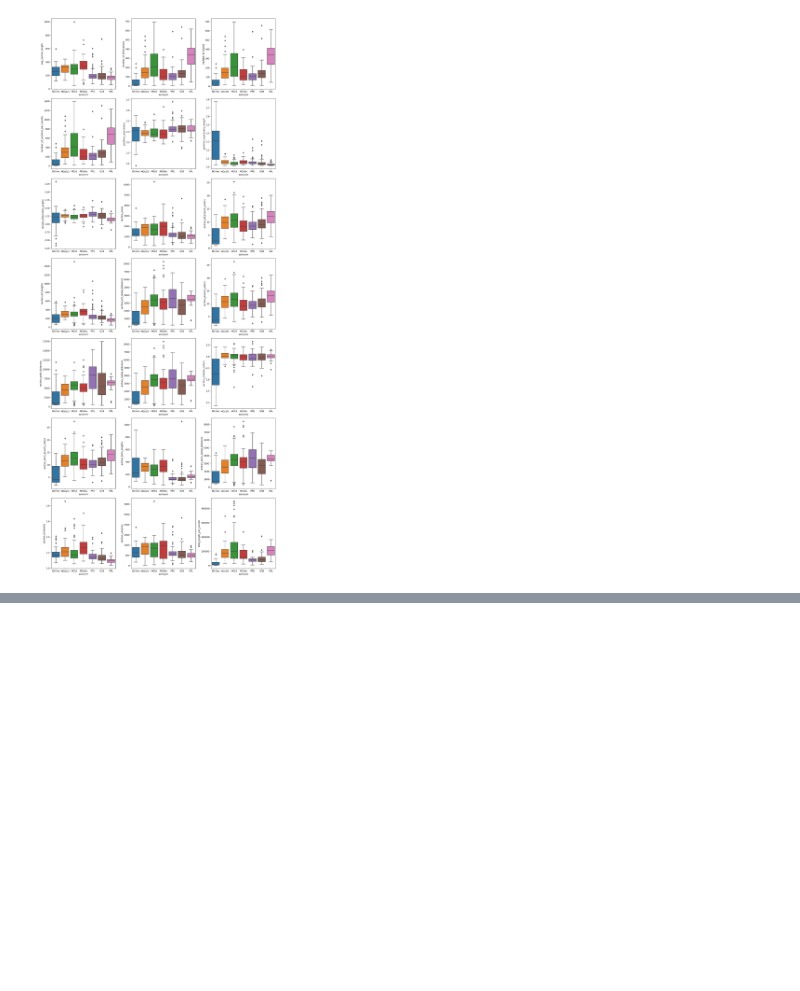
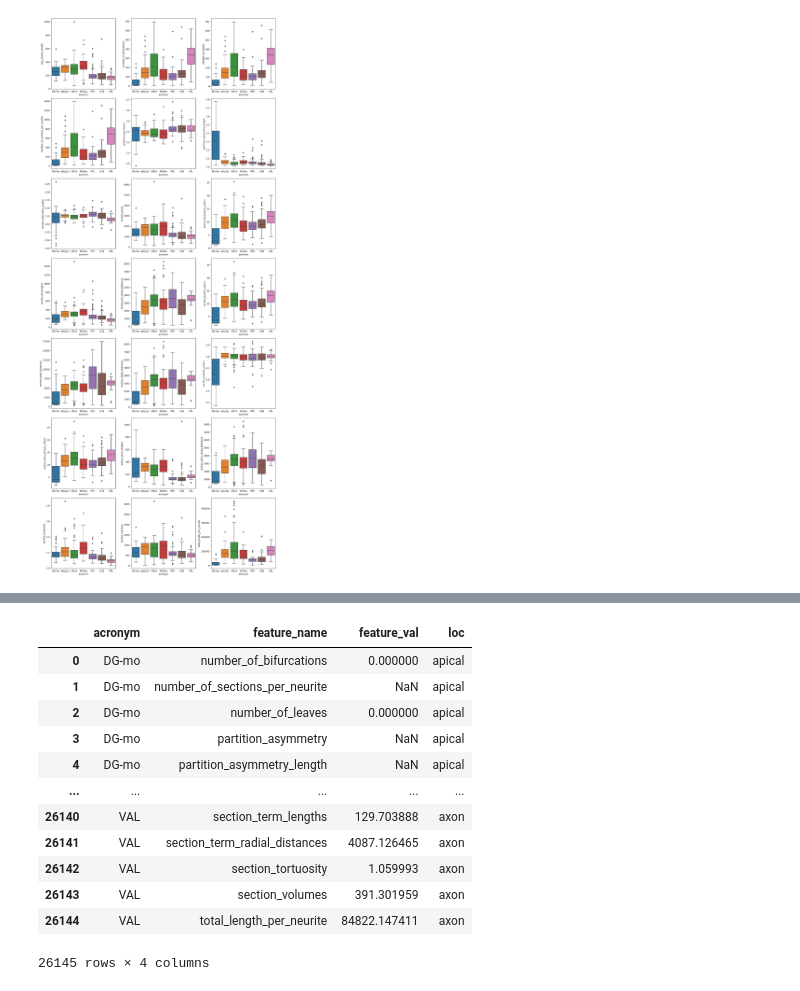
Before and after one commit to LeonardoPollina/MMN_Project, a Jupyter notebook: Scripts/morph_features.ipynb, the cells around one changed output, grey strips where cells are left out. Saved outputs shown, nothing was run; the diff lists cells and outputs as text; code cells hidden in the pictures; blank space fills up the shorter version.

```diff
--- a/Scripts/morph_features.ipynb
+++ b/Scripts/morph_features.ipynb
@@ -257,0 +324,18 @@ plt.savefig('../Results/morphometrics/21_features_different_MO_axon.svg')
+# %%
+fd2.feature_val= fd2.feature_val.apply(np.mean)
+# %%
+fd2
+# %% [output]
+|  | acronym | feature_name | feature_val | loc |
+| 0 | DG-mo | number_of_bifurcations | 0.000000 | apical |
+| 1 | DG-mo | number_of_sections_per_neurite | NaN | apical |
+| 2 | DG-mo | number_of_leaves | 0.000000 | apical |
+| 3 | DG-mo | partition_asymmetry | NaN | apical |
+| 4 | DG-mo | partition_asymmetry_length | NaN | apical |
+| ... | ... | ... | ... | ... |
+| 26140 | VAL | section_term_lengths | 129.703888 | axon |
+| 26141 | VAL | section_term_radial_distances | 4087.126465 | axon |
+| 26142 | VAL | section_tortuosity | 1.059993 | axon |
+| 26143 | VAL | section_volumes | 391.301959 | axon |
+| 26144 | VAL | total_length_per_neurite | 84822.147411 | axon |
+26145 rows × 4 columns
```
Also changed, not shown: parts of 8 cells of this notebook, 2 other files.
